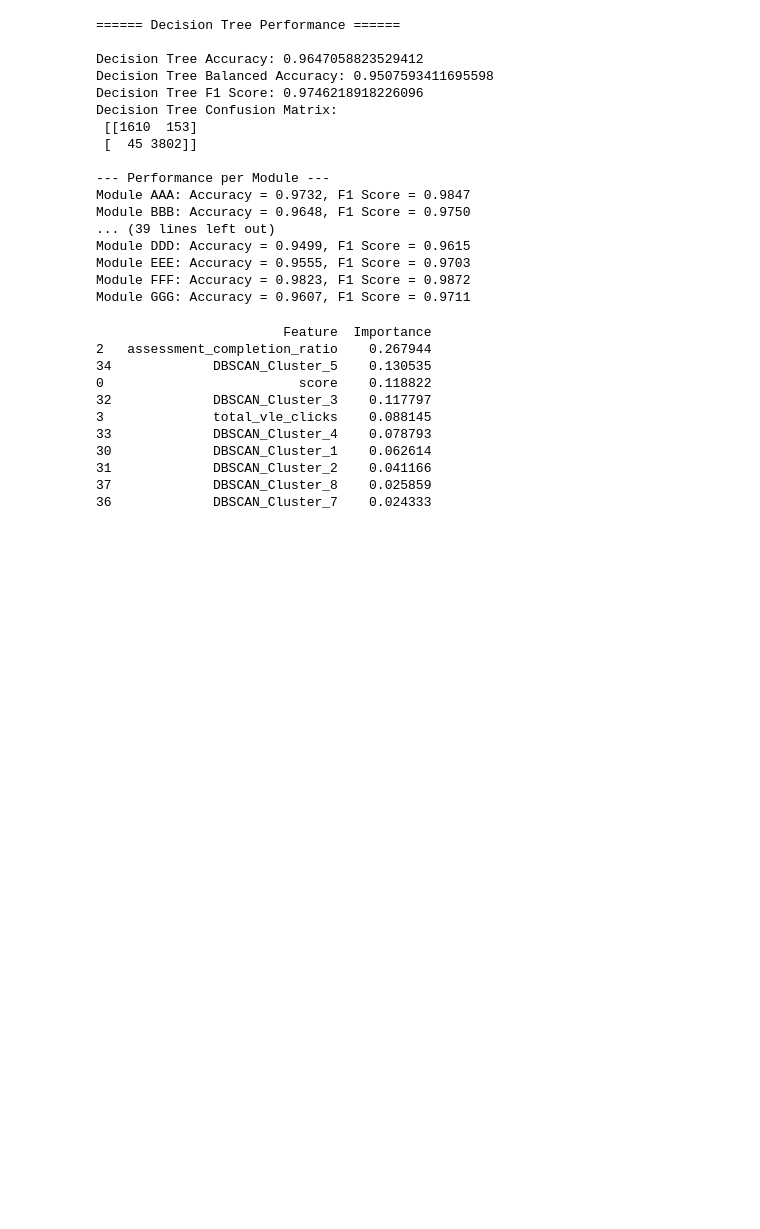
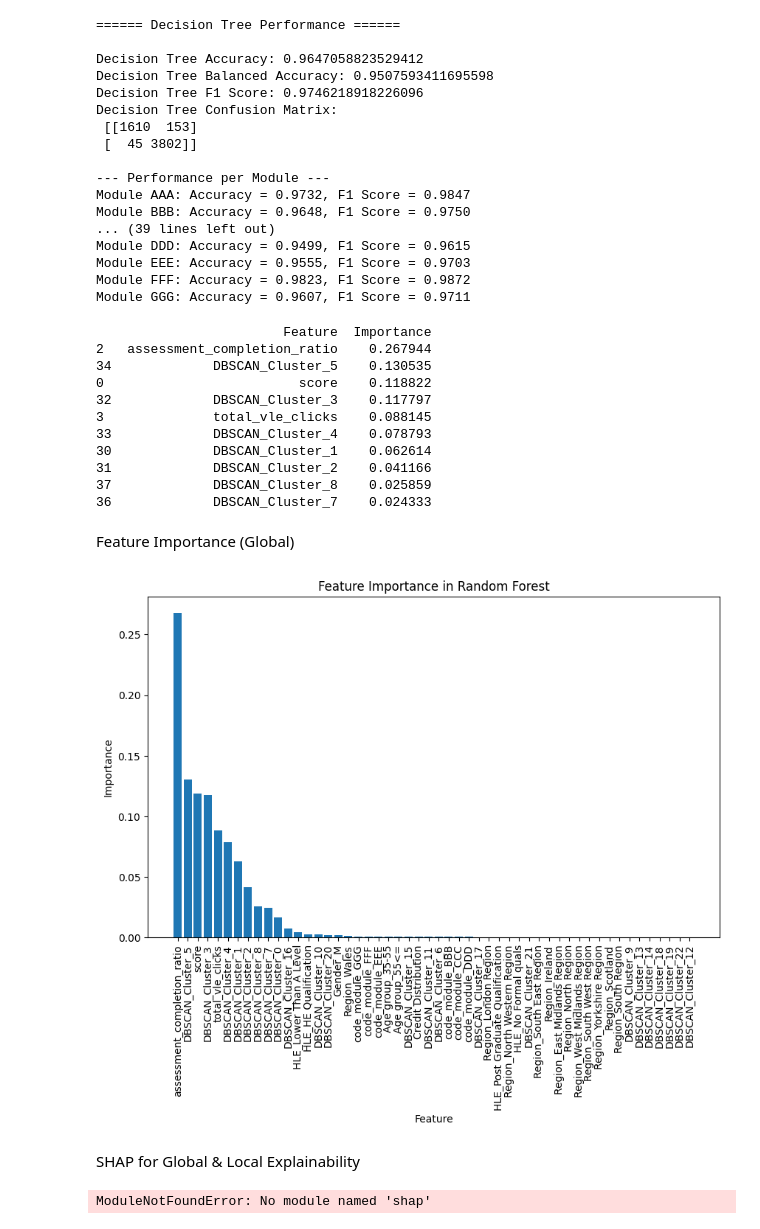
Before and after one commit to buppanasu/Student-Grade-Predictor, a Jupyter notebook: 2)ML_Algo/KMeans.ipynb, the cells around one changed output. Saved outputs shown, nothing was run; the diff lists cells and outputs as text; code cells hidden in the pictures; blank space fills up the shorter version.

Commit message:
Update graphs

```diff
--- a/2)ML_Algo/KMeans.ipynb
+++ b/2)ML_Algo/KMeans.ipynb
@@ -543,3 +543,39 @@ print(feature_importance_df.head(10))  # Top 10 most important features
 31             DBSCAN_Cluster_2    0.041166
 37             DBSCAN_Cluster_8    0.025859
 36             DBSCAN_Cluster_7    0.024333
+# %% [markdown]
+Feature Importance (Global)
+# %%
+import matplotlib.pyplot as plt
+import numpy as np
+
+# Extract feature importances from the Random Forest model
+importances = clf_rf.feature_importances_
+feature_names = X_encoded.columns
+
+# Sort feature importances
+indices = np.argsort(importances)[::-1]
+
+# Plot Feature Importance
+plt.figure(figsize=(10, 6))
+plt.title("Feature Importance in Random Forest")
+plt.bar(range(len(importances)), importances[indices], align="center")
+plt.xticks(range(len(importances)), np.array(feature_names)[indices], rotation=90)
+plt.xlabel("Feature")
+plt.ylabel("Importance")
+plt.show()
+# %% [output]
+[figure, added]
+# %% [markdown]
+SHAP for Global & Local Explainability
+# %%
+import shap
+
+# Initialize SHAP explainer for Random Forest
+explainer = shap.TreeExplainer(clf_rf)
+shap_values = explainer.shap_values(X_test)
+
+# Summary Plot (Global Feature Importance)
+shap.summary_plot(shap_values[1], X_test, feature_names=X_encoded.columns)
+# %% [output]
+ModuleNotFoundError: No module named 'shap'
```
